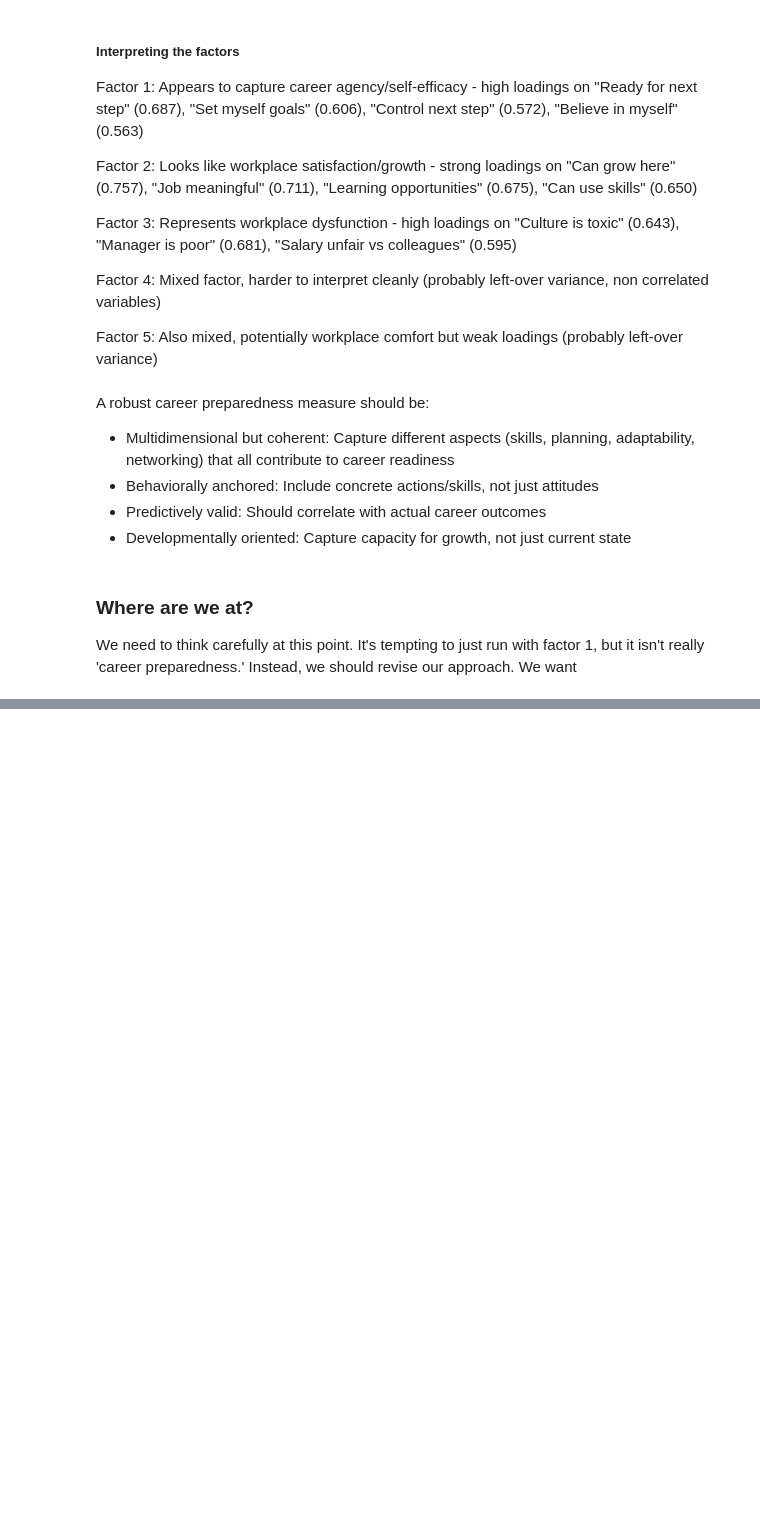
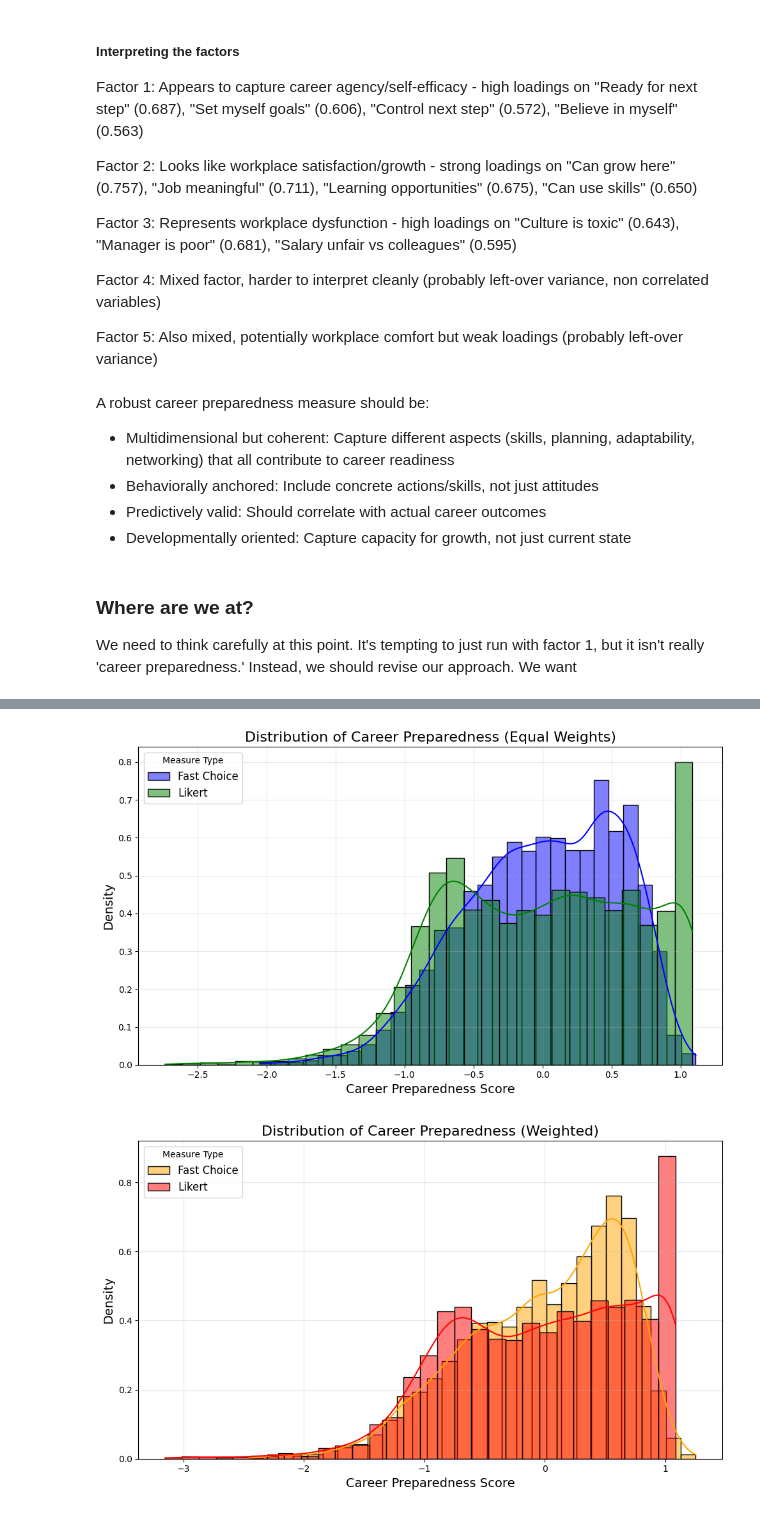
Before and after one commit to Ry-Rousseau/Career_Preparedness_Analysis, a Jupyter notebook: notebooks/measuring_preparedness.ipynb, the cells around one changed output, grey strips where cells are left out. Cells and saved outputs as stored; diff of their text form; code cells hidden in the pictures; blank space fills up the shorter version.

```diff
--- a/notebooks/measuring_preparedness.ipynb
+++ b/notebooks/measuring_preparedness.ipynb
@@ -794,0 +624,18 @@ Specifically, how do psychological vs. structural preparedness measures differ?
+# %%
+# Revised Stage 1: Separate Fast vs Likert Domains
+emotional_readiness_fast = ['es_fgen', 'es_fcont_con', 'es_fjou_pro', 'es_fcont_imp', 'es_fres_ski']
+emotional_readiness_likert = ['el_lgen', 'el_lcont_con', 'el_ljou_pro', 'el_lcont_imp', 'el_lres_ski']
+
+workplace_opportunity_fast = ['wfs_flearn_dev', 'wfs_fcarprom', 'wfs_fuse_skills', 'wfs_fmean_full']
+workplace_opportunity_likert = ['wfl_llearn_dev', 'wfl_lcarprom_d', 'wfl_luse_skills', 'wfl_lmean_full']
+
+workplace_barriers_fast = ['wfs_fpoorman', 'wfs_ftoxic', 'wfs_ffin_fair']
+workplace_barriers_likert = ['wfl_lpoorman', 'wfl_ltoxic', 'wfl_lfin_lair']
+
+print("Domain Variables (Corrected):")
+print(f"Emotional Readiness Fast: {len(emotional_readiness_fast)} items")
+print(f"Emotional Readiness Likert: {len(emotional_readiness_likert)} items")
+print(f"Workplace Opportunity Fast: {len(workplace_opportunity_fast)} items")
+print(f"Workplace Opportunity Likert: {len(workplace_opportunity_likert)} items")
+print(f"Workplace Barriers Fast: {len(workplace_barriers_fast)} items")
+print(f"Workplace Barriers Likert: {len(workplace_barriers_likert)} items")
@@ -794,0 +1049,30 @@ Specifically, how do psychological vs. structural preparedness measures differ?
+# %%
+import seaborn as sns
+import matplotlib.pyplot as plt
+
+# Plot 1: Equal Weights
+plt.figure(figsize=(10, 6))
+sns.histplot(data_with_preparedness['career_preparedness_ew_fast'], kde=True, color='blue', label='Fast Choice', stat='density', bins=30)
+sns.histplot(data_with_preparedness['career_preparedness_ew_likert'], kde=True, color='green', label='Likert', stat='density', bins=30)
+plt.title('Distribution of Career Preparedness (Equal Weights)', fontsize=16)
+plt.xlabel('Career Preparedness Score', fontsize=14)
+plt.ylabel('Density', fontsize=14)
+plt.legend(title='Measure Type', fontsize=12)
+plt.grid(True, alpha=0.3)
+plt.tight_layout()
+plt.show()
+
+# Plot 2: Weighted
+plt.figure(figsize=(10, 6))
+sns.histplot(data_with_preparedness['career_preparedness_w_fast'], kde=True, color='orange', label='Fast Choice', stat='density', bins=30)
+sns.histplot(data_with_preparedness['career_preparedness_w_likert'], kde=True, color='red', label='Likert', stat='density', bins=30)
+plt.title('Distribution of Career Preparedness (Weighted)', fontsize=16)
+plt.xlabel('Career Preparedness Score', fontsize=14)
+plt.ylabel('Density', fontsize=14)
+plt.legend(title='Measure Type', fontsize=12)
+plt.grid(True, alpha=0.3)
+plt.tight_layout()
+plt.show()
+# %% [output]
+[figure, added]
+[figure, added]
```
Also changed, not shown: parts of 12 cells of this notebook, 1 other file.
